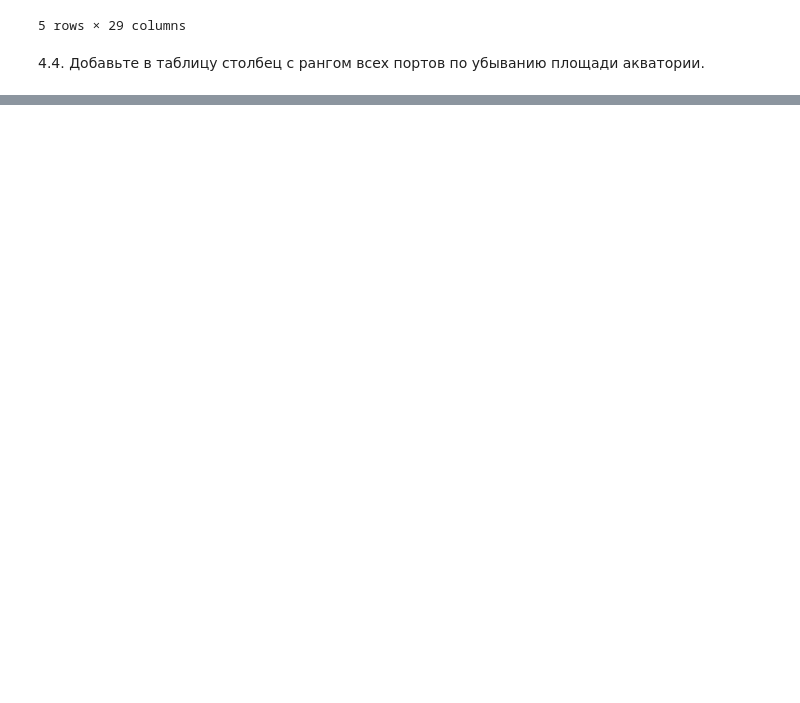
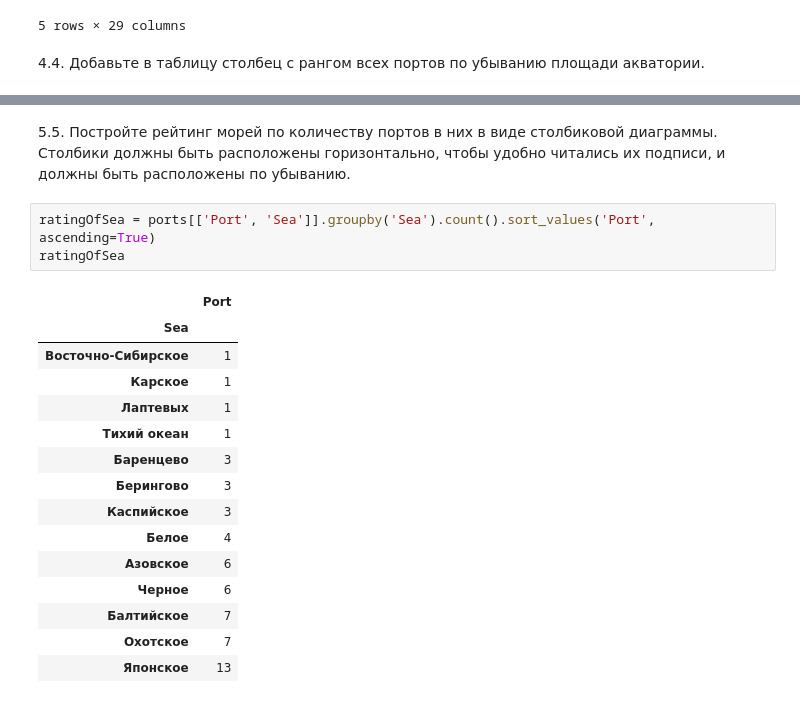
Before and after one commit to pavelvasnetsov/semiar4, a Jupyter notebook: seminar4.ipynb, the cells around one changed output, grey strips where cells are left out. Saved outputs shown, nothing was run; the diff lists cells and outputs as text; blank space fills up the shorter version.

```diff
--- a/seminar4.ipynb
+++ b/seminar4.ipynb
@@ -315,0 +412,21 @@ sortedPortsByWaterArea
+# %% [markdown]
+5.5. Постройте рейтинг морей по количеству портов в них в виде столбиковой диаграммы. Столбики должны быть расположены горизонтально, чтобы удобно читались их подписи, и должны быть расположены по убыванию.
+# %%
+ratingOfSea = ports[['Port', 'Sea']].groupby('Sea').count().sort_values('Port', ascending=True)
+ratingOfSea
+# %% [output]
+|  | Port |
+| Sea |  |
+| Восточно-Сибирское | 1 |
+| Карское | 1 |
+| Лаптевых | 1 |
+| Тихий океан | 1 |
+| Баренцево | 3 |
+| Берингово | 3 |
+| Каспийское | 3 |
+| Белое | 4 |
+| Азовское | 6 |
+| Черное | 6 |
+| Балтийское | 7 |
+| Охотское | 7 |
+| Японское | 13 |
```
Also changed, not shown: parts of 14 cells of this notebook.
